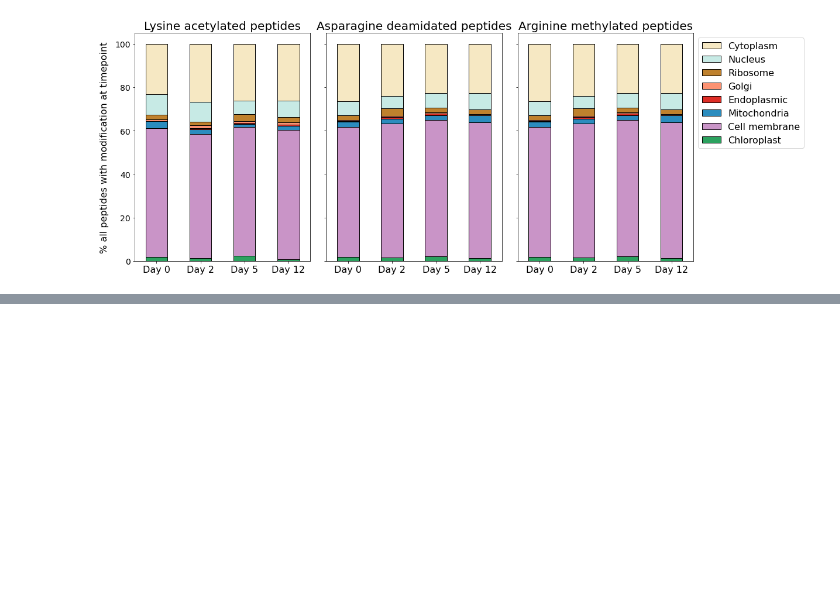
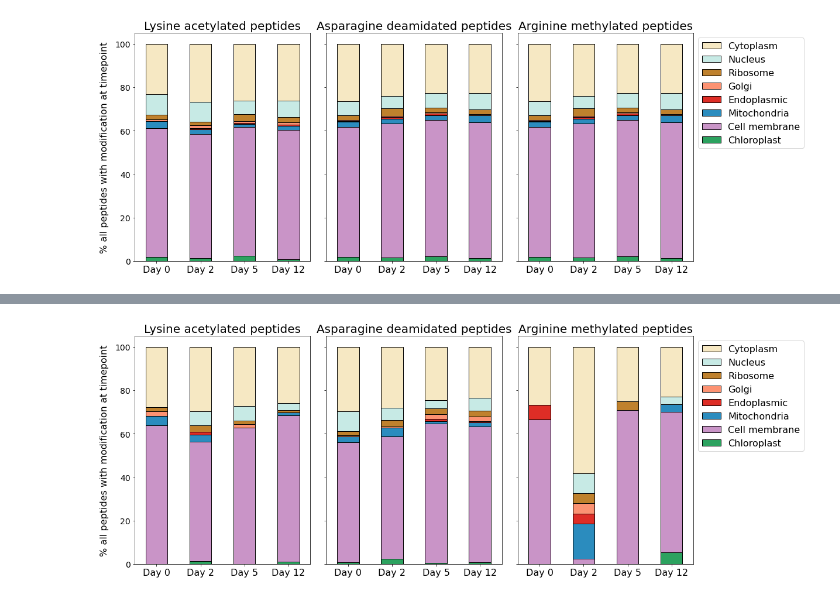
Before and after one commit to MeganEDuffy/rot-mayer, a Jupyter notebook: notebooks/PTM-cellular-comp/PTM-CC-plots.ipynb, the cells around one changed output, grey strips where cells are left out. Saved outputs shown, nothing was run; the diff lists cells and outputs as text; code cells hidden in the pictures; blank space fills up the shorter version.

Commit message:
plotted undig ptm ccs

```diff
--- a/notebooks/PTM-cellular-comp/PTM-CC-plots.ipynb
+++ b/notebooks/PTM-cellular-comp/PTM-CC-plots.ipynb
@@ -101,3 +101,17 @@ ax3.tick_params(axis='y', labelsize= 14);
 #plt.savefig('/home/millieginty/Documents/git-repos/2017-etnp/data/thesis-talk/rot-GO-bar_percent.png', bbox_inches='tight', dpi=400)
 # %% [output]
 [figure]
+# %%
+# read in the cellular component distributions of
+
+kacet_ud = pd.read_csv("/home/millieginty/Documents/git-repos/rot-mayer/analyses/unipept/GO-terms/PTM-cellular-compartment/kacet-undig.csv", index_col = 0)
+ndeam_ud = pd.read_csv("/home/millieginty/Documents/git-repos/rot-mayer/analyses/unipept/GO-terms/PTM-cellular-compartment/ndeam-undig.csv", index_col = 0)
+rmeth_ud = pd.read_csv("/home/millieginty/Documents/git-repos/rot-mayer/analyses/unipept/GO-terms/PTM-cellular-compartment/rmeth-undig.csv", index_col = 0)
+
+#transpose the silico digested diatom GO terms
+
+kacet_ud_T = kacet_ud.transpose()
+ndeam_ud_T = ndeam_ud.transpose()
+rmeth_ud_T = rmeth_ud.transpose()
+
+kacet.head()
@@ -103,0 +126,54 @@ ax3.tick_params(axis='y', labelsize= 14);
+# %%
+# plot subplots
+
+fig, (ax1, ax2, ax3) = plt.subplots(1,3,sharey=True, figsize=(14, 6))
+
+colors = ['#2ca25f', '#c994c7', '#2b8cbe', '#de2d26', '#fc9272', '#bf812d', '#c7eae5', '#f6e8c3']
+
+plt.tight_layout()
+
+labels = ['Day 0', 'Day 2', 'Day 5', 'Day 12']
+
+
+#  Lysine acetylation
+
+kacet_ud_T.plot(ax = ax1, kind='bar', stacked=True, color = colors, edgecolor = 'black')
+ax1.set_title('Lysine acetylated peptides', fontsize = 20)
+
+ax1.set_ylabel("% all peptides with modification at timepoint", labelpad=10, fontsize = 16)
+
+ax1.set_xticklabels(labels, rotation = 0, fontsize = 16)
+
+ax1.get_legend().remove()
+ax1.tick_params(axis='y', labelsize= 14)
+
+#  Asparagine deamidation
+
+ndeam_ud_T.plot(ax = ax2, kind='bar', stacked=True, color = colors, edgecolor = 'black')
+ax2.set_title('Asparagine deamidated peptides', fontsize = 20)
+
+ax2.set_ylabel("# peptides", labelpad=10, fontsize = 16)
+
+ax2.set_xticklabels(labels, rotation = 0, fontsize = 16)
+
+ax2.get_legend().remove()
+ax2.tick_params(axis='y', labelsize= 14)
+
+
+#  Arginine methylation
+
+rmeth_ud_T.plot(ax = ax3, kind='bar', stacked=True, color = colors, edgecolor = 'black')
+ax3.set_title('Arginine methylated peptides', fontsize = 20)
+
+ax3.set_xticklabels(labels, rotation = 0, fontsize = 16)
+
+
+handles, labels = ax3.get_legend_handles_labels()
+ax3.legend(handles[::-1], labels[::-1], bbox_to_anchor=(1,1), \
+                 loc="upper left", fontsize = 16, ncol = 1)
+
+ax3.tick_params(axis='y', labelsize= 14);
+
+#plt.savefig('/home/millieginty/Documents/git-repos/2017-etnp/data/thesis-talk/rot-GO-bar_percent.png', bbox_inches='tight', dpi=400)
+# %% [output]
+[figure, added]
```
Also changed, not shown: parts of 1 cell of this notebook, 7 other files.
